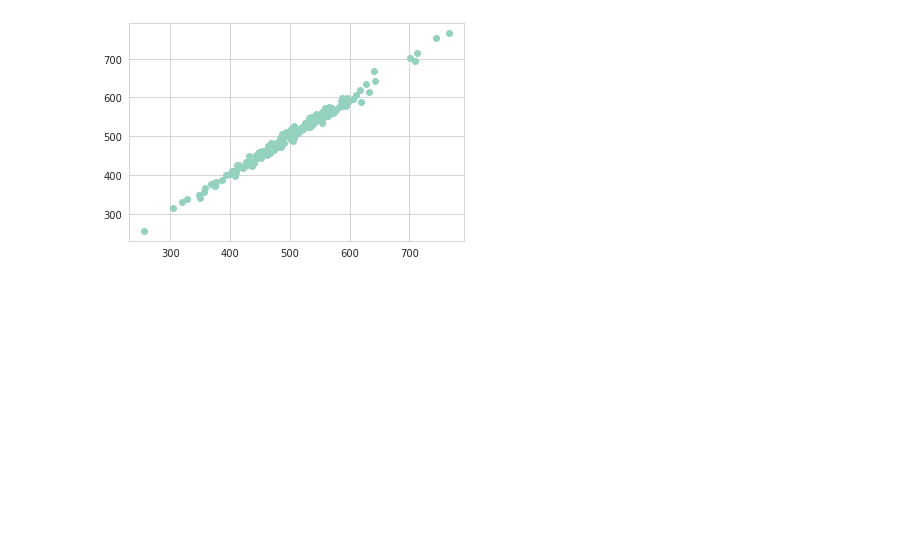
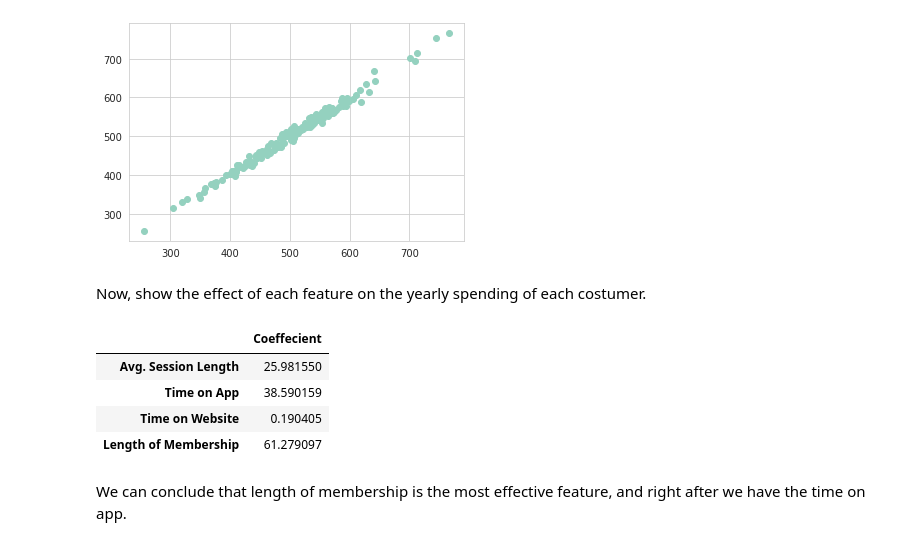
Before and after one commit to roeibenzion/ML-personal-projects, a Jupyter notebook: Linear_Regression.ipynb, the cells around one changed output. Drawn from its saved outputs; the diff is of its cells as text; code cells hidden in the pictures; blank space fills up the shorter version.

```diff
--- a/Linear_Regression.ipynb
+++ b/Linear_Regression.ipynb
@@ -78,3 +93,17 @@ plt.scatter(y_test, y_predict)
 # %% [output]
 <matplotlib.collections.PathCollection at 0x...>
 [figure]
+# %% [markdown]
+Now, show the effect of each feature on the yearly spending of each costumer.
+# %%
+coeffecients = pd.DataFrame(lm.coef_,X.columns)
+coeffecients.columns = ['Coeffecient']
+coeffecients
+# %% [output]
+|  | Coeffecient |
+| Avg. Session Length | 25.981550 |
+| Time on App | 38.590159 |
+| Time on Website | 0.190405 |
+| Length of Membership | 61.279097 |
+# %% [markdown]
+We can conclude that length of membership is the most effective feature, and right after we have the time on app.
```
Also changed, not shown: parts of 7 cells of this notebook.
